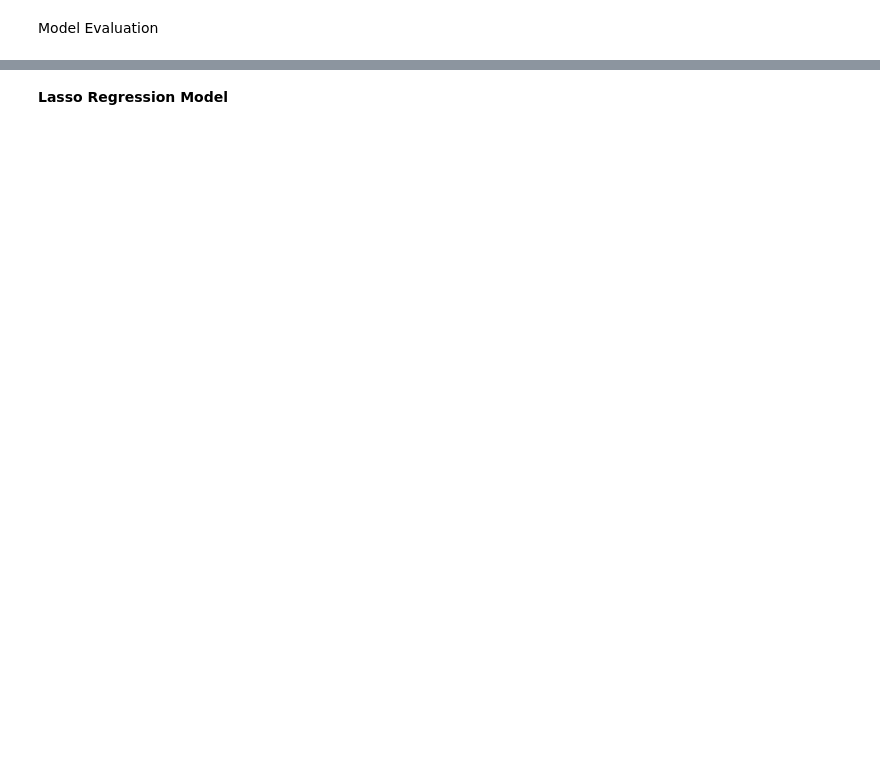
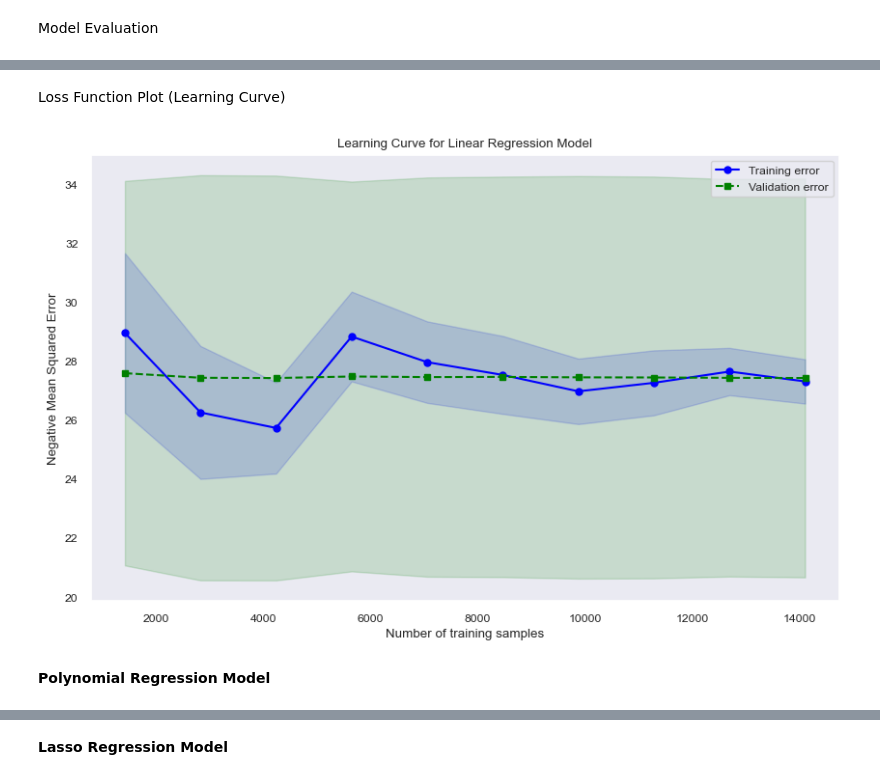
Before and after one commit to Aboodtt404/Energy-Consumption-ML, a Jupyter notebook: Energy_Consumption_Pred_2.ipynb, the cells around one changed output, grey strips where cells are left out. Saved outputs shown, nothing was run; the diff lists cells and outputs as text; code cells hidden in the pictures; blank space fills up the shorter version.

```diff
--- a/Energy_Consumption_Pred_2.ipynb
+++ b/Energy_Consumption_Pred_2.ipynb
@@ -379,7 +361,3 @@ Validation Set - X_val shape: (3920, 7)
 Validation Set - y_val shape: (3920,)
 # %% [markdown]
 **Linear Regression Model**
-# %%
-from sklearn.linear_model import LinearRegression
-lr=LinearRegression()
-lr.fit(X_train,y_train)
@@ -412,2 +364,17 @@ lr_model[0:5]
+# %%
+from sklearn.model_selection import cross_val_predict
+from sklearn.metrics import mean_squared_error, r2_score
+
+linear_reg = LinearRegression()
+
+kfold = KFold(n_splits=10, shuffle=True, random_state=42)
+
+y_pred_train_cv = cross_val_predict(linear_reg, X_train, y_train, cv=kfold)
+
+linear_reg.fit(X_train, y_train)
+
+y_pred_val = linear_reg.predict(X_val)
+
+y_pred_test = linear_reg.predict(X_test)
 # %% [markdown]
 Model Evaluation
@@ -435,0 +411,35 @@ plt.show()
+# %% [markdown]
+Loss Function Plot (Learning Curve)
+# %%
+import matplotlib.pyplot as plt
+from sklearn.model_selection import learning_curve
+
+train_sizes, train_scores, test_scores = learning_curve(
+    estimator=linear_reg,
+    X=X_train,
+    y=y_train,
+    train_sizes=np.linspace(0.1, 1.0, 10),
+    cv=kfold,
+    scoring='neg_mean_squared_error'
+)
+
+train_mean = -np.mean(train_scores, axis=1)
+train_std = np.std(train_scores, axis=1)
+test_mean = -np.mean(test_scores, axis=1)
+test_std = np.std(test_scores, axis=1)
+
+plt.figure(figsize=(10, 6))
+plt.plot(train_sizes, train_mean, color='blue', marker='o', markersize=5, label='Training error')
+plt.fill_between(train_sizes, train_mean - train_std, train_mean + train_std, alpha=0.15, color='blue')
+plt.plot(train_sizes, test_mean, color='green', linestyle='--', marker='s', markersize=5, label='Validation error')
+plt.fill_between(train_sizes, test_mean - test_std, test_mean + test_std, alpha=0.15, color='green')
+plt.grid()
+plt.xlabel('Number of training samples')
+plt.ylabel('Negative Mean Squared Error')
+plt.legend(loc='upper right')
+plt.title('Learning Curve for Linear Regression Model')
+plt.show()
+# %% [output]
+[figure, added]
+# %% [markdown]
+**Polynomial Regression Model**
```
Also changed, not shown: parts of 63 cells of this notebook.
